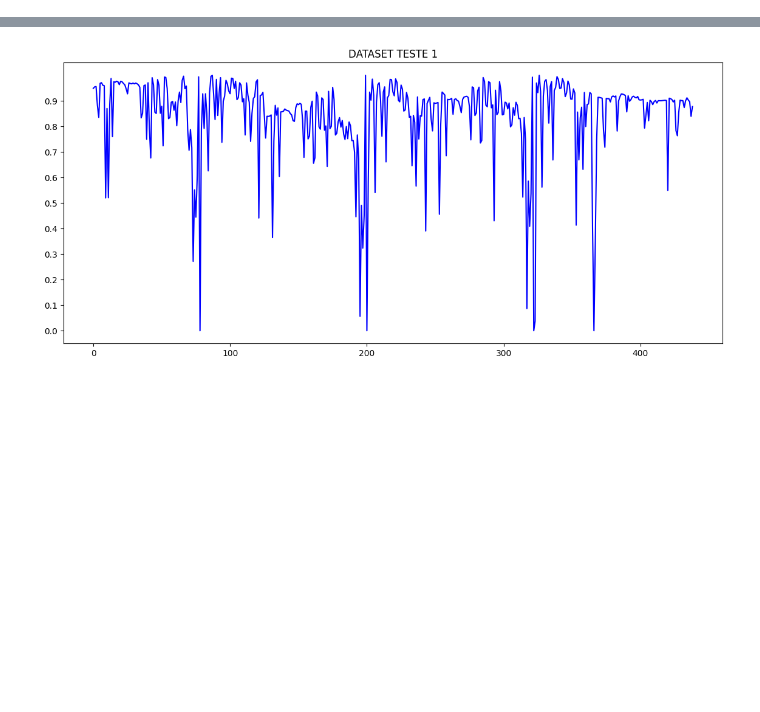
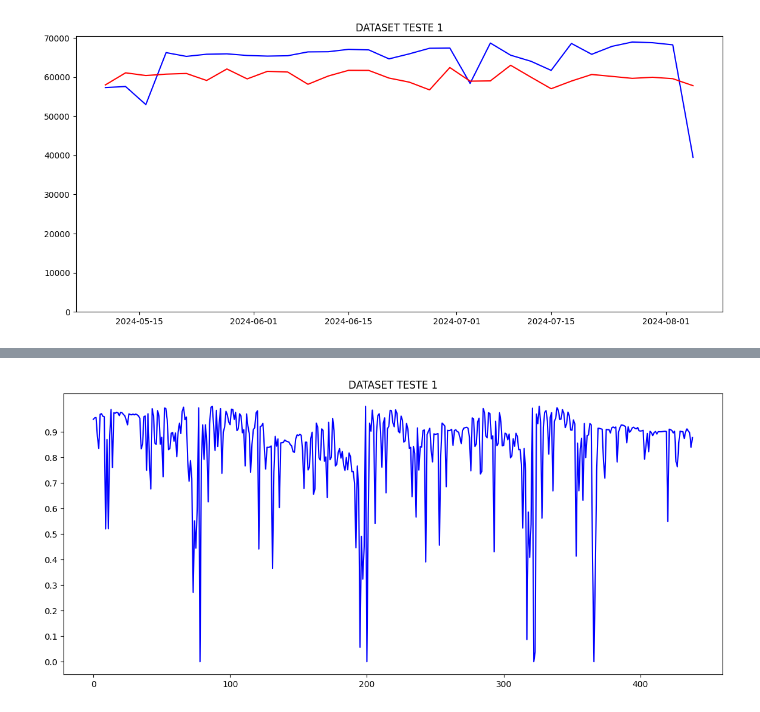
Before and after one commit to RenanFTorres/lstm-timeseries-energy, a Jupyter notebook: transfer_learning_pso_lstm.ipynb, the cells around one changed output, grey strips where cells are left out. Cells and saved outputs as stored; diff of their text form; code cells hidden in the pictures; blank space fills up the shorter version.

```diff
--- a/transfer_learning_pso_lstm.ipynb
+++ b/transfer_learning_pso_lstm.ipynb
@@ -219,0 +465,13 @@ def concatenate_selected_datasets(datasets, indices):
+# %%
+pred = model0.predict(duas_unas_validation_scaled.iloc[0])
+y_pred_rescaled = scalers[4].inverse_transform(pred)
+y_pred_rescaled = y_pred_rescaled.reshape(-1)  # Converte para 1D, se necessário
+duas_unas_validation_rescaled = scalers[4].inverse_transform(duas_unas_validation_scaled[1:])
+
+plt.figure(figsize=(14,6))
+plt.plot(duas_unas_validation_scaled[1:].index, duas_unas_validation_rescaled, label="Original", color='blue')
+plt.plot(duas_unas_validation_scaled[1:].index, y_pred_rescaled, label="Predict", color='red')
+plt.yticks(np.arange(0,80000,step=10000))
+plt.title("DATASET TESTE 1")
+plt.show()
+# %% [output]
@@ -219,0 +479 @@ def concatenate_selected_datasets(datasets, indices):
+[figure, added]
```
Also changed, not shown: parts of 65 cells of this notebook, 11 other files.
